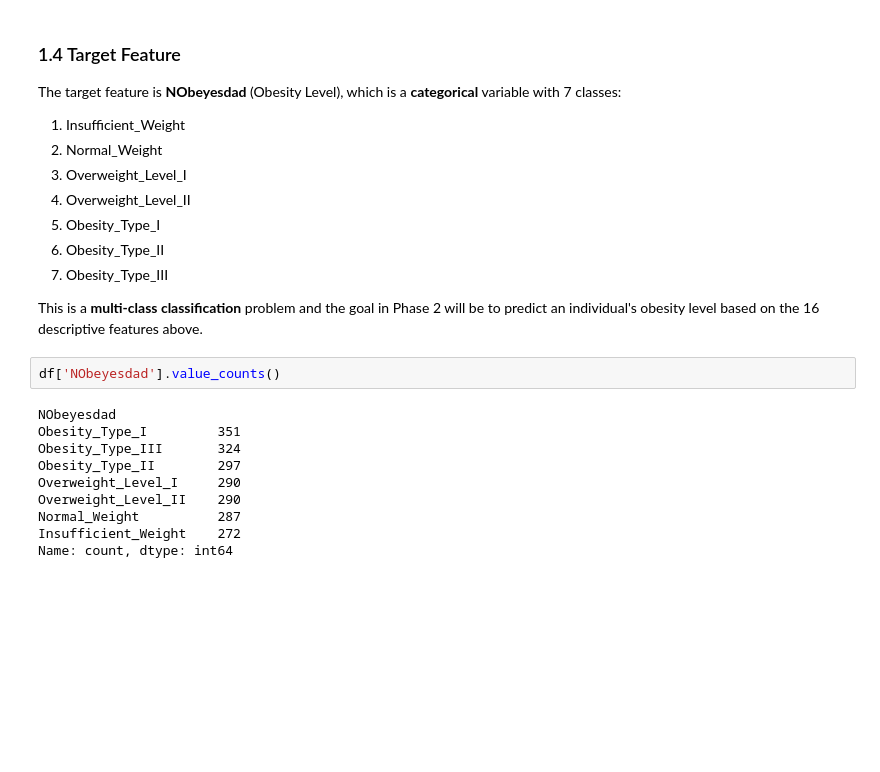
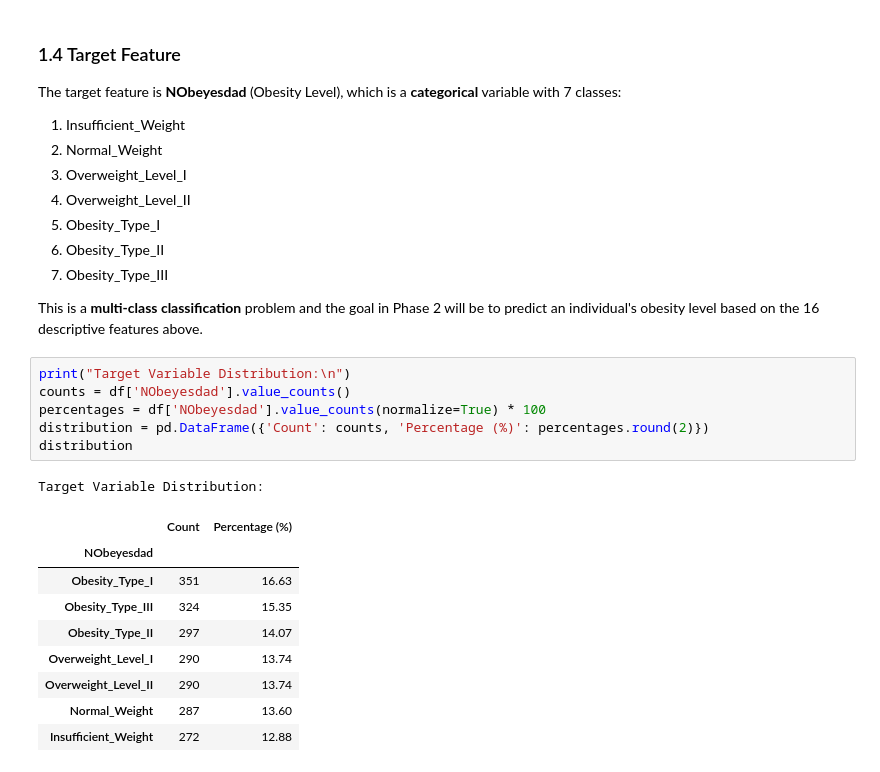
Before and after one commit to hy961/MATH2319-ML-Project, a Jupyter notebook: Phase1_Group08.ipynb, the cells around one changed output. Saved outputs shown, nothing was run; the diff lists cells and outputs as text; blank space fills up the shorter version.

```diff
--- a/Phase1_Group08.ipynb
+++ b/Phase1_Group08.ipynb
@@ -104,14 +104,19 @@ The target feature is **NObeyesdad** (Obesity Level), which is a **categorical**
 
 This is a **multi-class classification** problem and the goal in Phase 2 will be to predict an individual's obesity level based on the 16 descriptive features above.
 # %%
-df['NObeyesdad'].value_counts()
+print("Target Variable Distribution:\n")
+counts = df['NObeyesdad'].value_counts()
+percentages = df['NObeyesdad'].value_counts(normalize=True) * 100
+distribution = pd.DataFrame({'Count': counts, 'Percentage (%)': percentages.round(2)})
+distribution
 # %% [output]
-NObeyesdad
-Obesity_Type_I         351
-Obesity_Type_III       324
-Obesity_Type_II        297
-Overweight_Level_I     290
-Overweight_Level_II    290
-Normal_Weight          287
-Insufficient_Weight    272
-Name: count, dtype: int64
+Target Variable Distribution:
+|  | Count | Percentage (%) |
+| NObeyesdad |  |  |
+| Obesity_Type_I | 351 | 16.63 |
+| Obesity_Type_III | 324 | 15.35 |
+| Obesity_Type_II | 297 | 14.07 |
+| Overweight_Level_I | 290 | 13.74 |
+| Overweight_Level_II | 290 | 13.74 |
+| Normal_Weight | 287 | 13.60 |
+| Insufficient_Weight | 272 | 12.88 |
```
Also changed, not shown: parts of 21 cells of this notebook.
